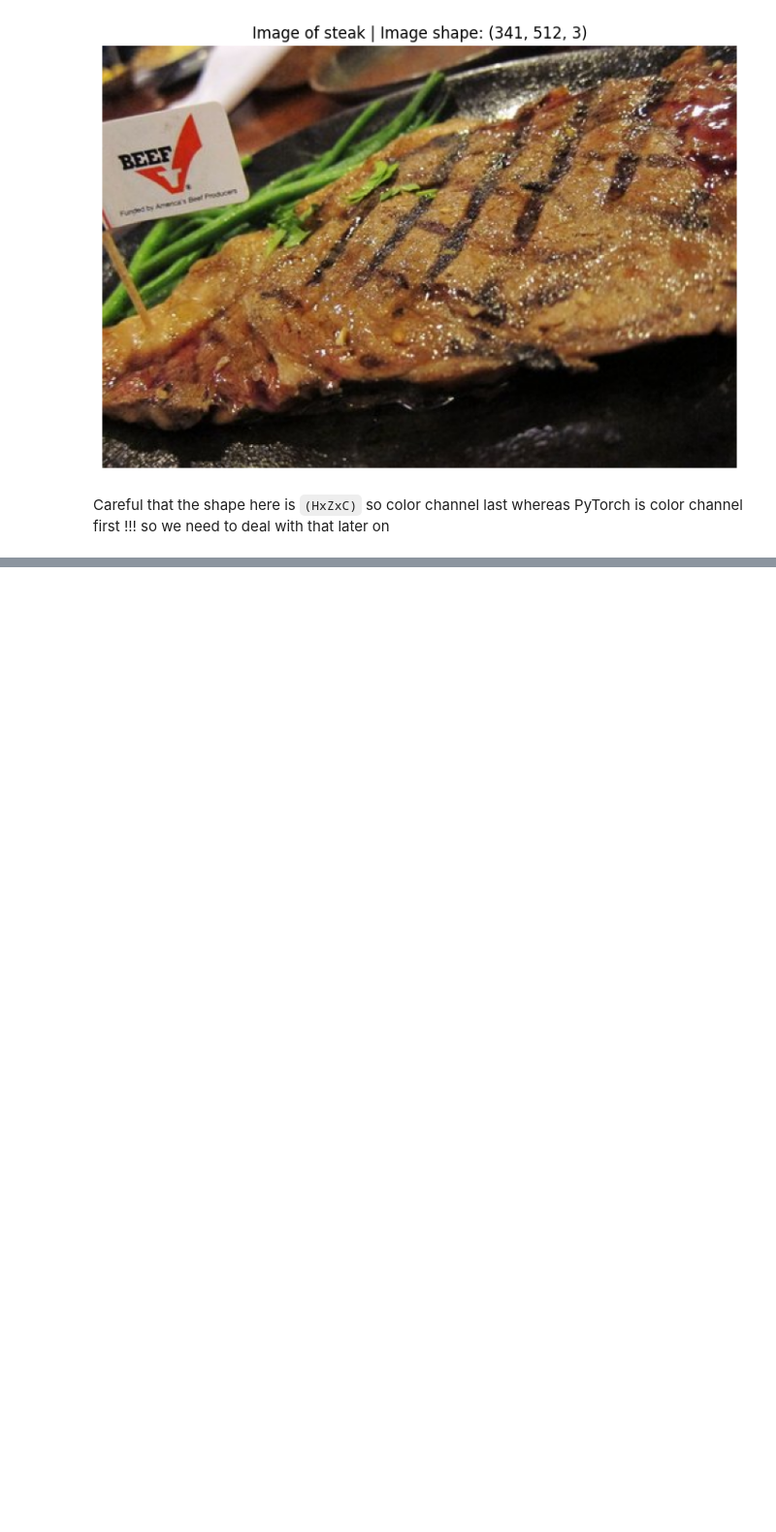
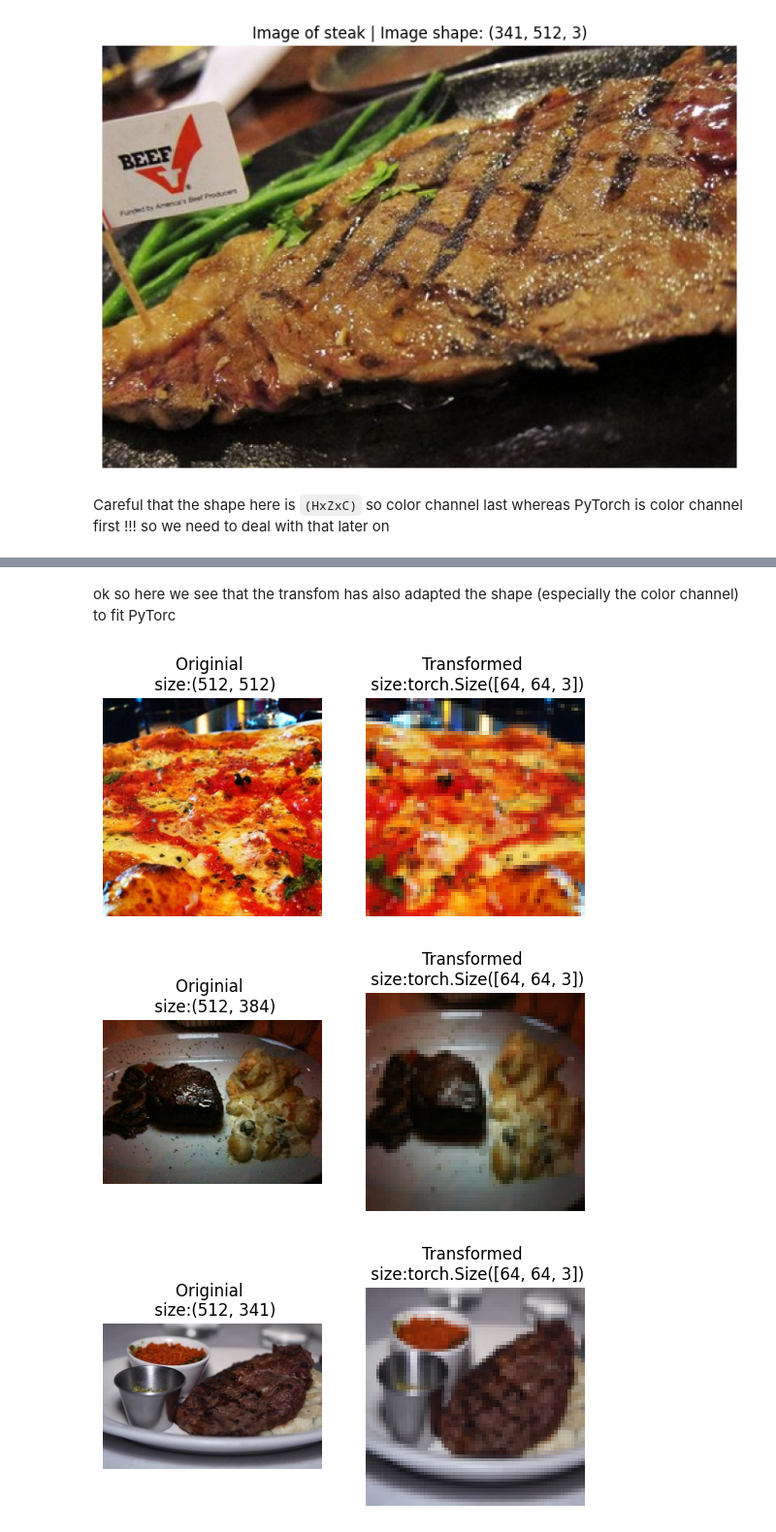
Before and after one commit to maxcol01/PyTorch_ZTM, a Jupyter notebook: Learning_PyTorch/04_PyTorch_Custom_Datasets.ipynb, the cells around one changed output, grey strips where cells are left out. Shown at 97% size. Saved outputs shown, nothing was run; the diff lists cells and outputs as text; code cells hidden in the pictures; blank space fills up the shorter version.

Commit message:
implementing a dataset and dataloader

```diff
--- a/Learning_PyTorch/04_PyTorch_Custom_Datasets.ipynb
+++ b/Learning_PyTorch/04_PyTorch_Custom_Datasets.ipynb
@@ -165,0 +173,7 @@ Careful that the shape here is `(HxZxC)` so color channel last whereas PyTorch i
+# %%
+# First we need to define the kind of transform we want to do: here tensors yes but also resizing and randomflipping
+dataset_transform = transforms.Compose([
+    transforms.Resize(size=(64,64)),
+    transforms.RandomHorizontalFlip(p=0.5),
+    transforms.ToTensor()
+])
@@ -165,0 +200,24 @@ Careful that the shape here is `(HxZxC)` so color channel last whereas PyTorch i
+# %% [markdown]
+ok so here we see that the transfom has also adapted the shape (especially the color channel) to fit PyTorc
+# %%
+def plot_transformed_images(img_paths, transform, n = 3, seed = None):
+    if seed:
+        random.seed(seed)
+    random_image_paths = random.sample(img_paths, k = n)
+    for image_path in random_image_paths:
+        with PIL.Image.open(image_path) as file_:
+            fig, ax = plt.subplots(nrows=1, ncols=2)
+            ax[0].imshow(file_)
+            ax[0].set_title(f"Originial \n size:{file_.size}")
+            ax[0].axis(False)
+
+            transformed_image = transform(file_).permute(1,2,0)
+            ax[1].imshow(transformed_image)
+            ax[1].set_title(f"Transformed \n size:{transformed_image.shape}")
+            ax[1].axis(False)
+# %%
+plot_transformed_images(image_path_list, dataset_transform, n = 3, seed = 42)
+# %% [output]
+[figure, added]
+[figure, added]
+[figure, added]
```
Also changed, not shown: parts of 11 cells of this notebook.
